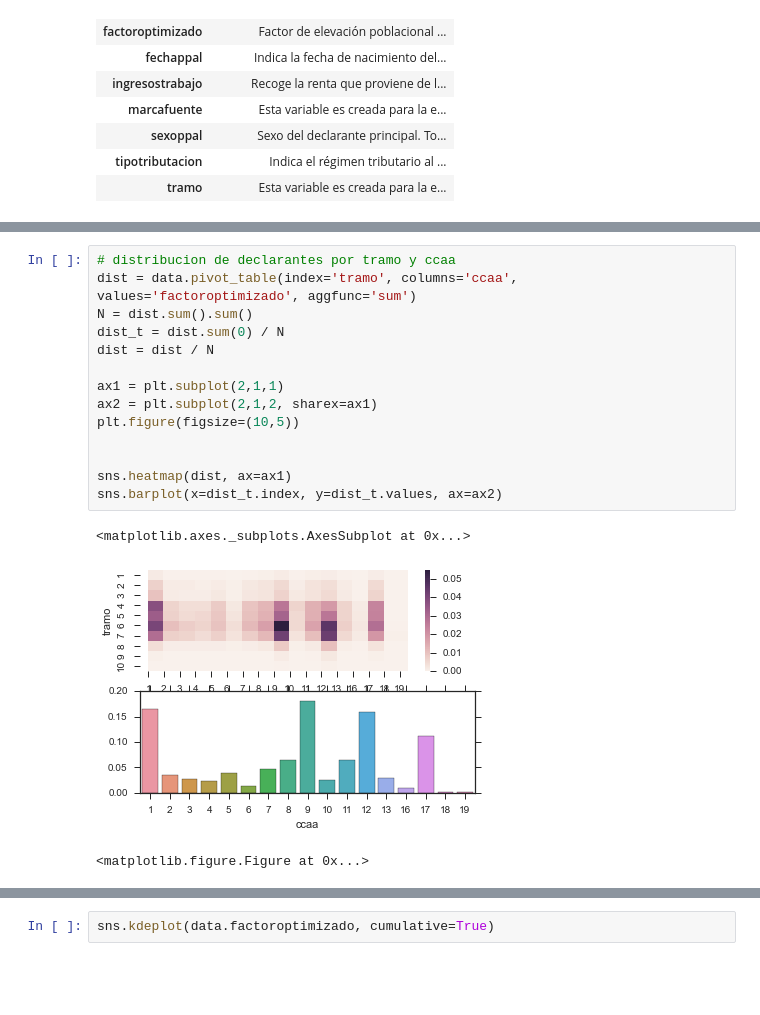
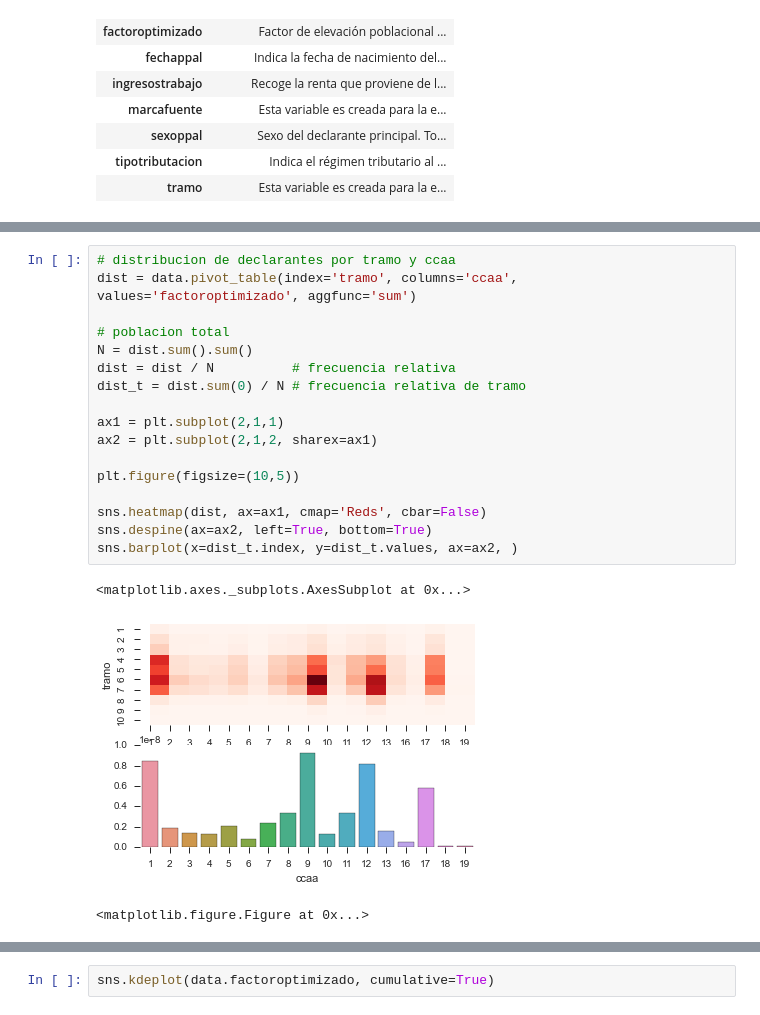
Before and after one commit to mmngreco/Fiscal, a Jupyter notebook: irpf_analisis.ipynb, the cells around one changed output, grey strips where cells are left out. Drawn from its saved outputs; the diff is of its cells as text; blank space fills up the shorter version.

```diff
--- a/irpf_analisis.ipynb
+++ b/irpf_analisis.ipynb
@@ -77,18 +77,21 @@ data.head()
 # %%
 # distribucion de declarantes por tramo y ccaa
 dist = data.pivot_table(index='tramo', columns='ccaa', values='factoroptimizado', aggfunc='sum')
+
+# poblacion total
 N = dist.sum().sum()
-dist_t = dist.sum(0) / N
-dist = dist / N
+dist = dist / N          # frecuencia relativa
+dist_t = dist.sum(0) / N # frecuencia relativa de tramo
 
 ax1 = plt.subplot(2,1,1)
 ax2 = plt.subplot(2,1,2, sharex=ax1)
+
 plt.figure(figsize=(10,5))
 
-
-sns.heatmap(dist, ax=ax1)
-sns.barplot(x=dist_t.index, y=dist_t.values, ax=ax2)
+sns.heatmap(dist, ax=ax1, cmap='Reds', cbar=False)
+sns.despine(ax=ax2, left=True, bottom=True)
+sns.barplot(x=dist_t.index, y=dist_t.values, ax=ax2, )
 # %% [output]
 <matplotlib.axes._subplots.AxesSubplot at 0x...>
-[figure, old version]
+[figure, new version]
 <matplotlib.figure.Figure at 0x...>
```
Also changed, not shown: parts of 2 cells of this notebook, 1 other file.
